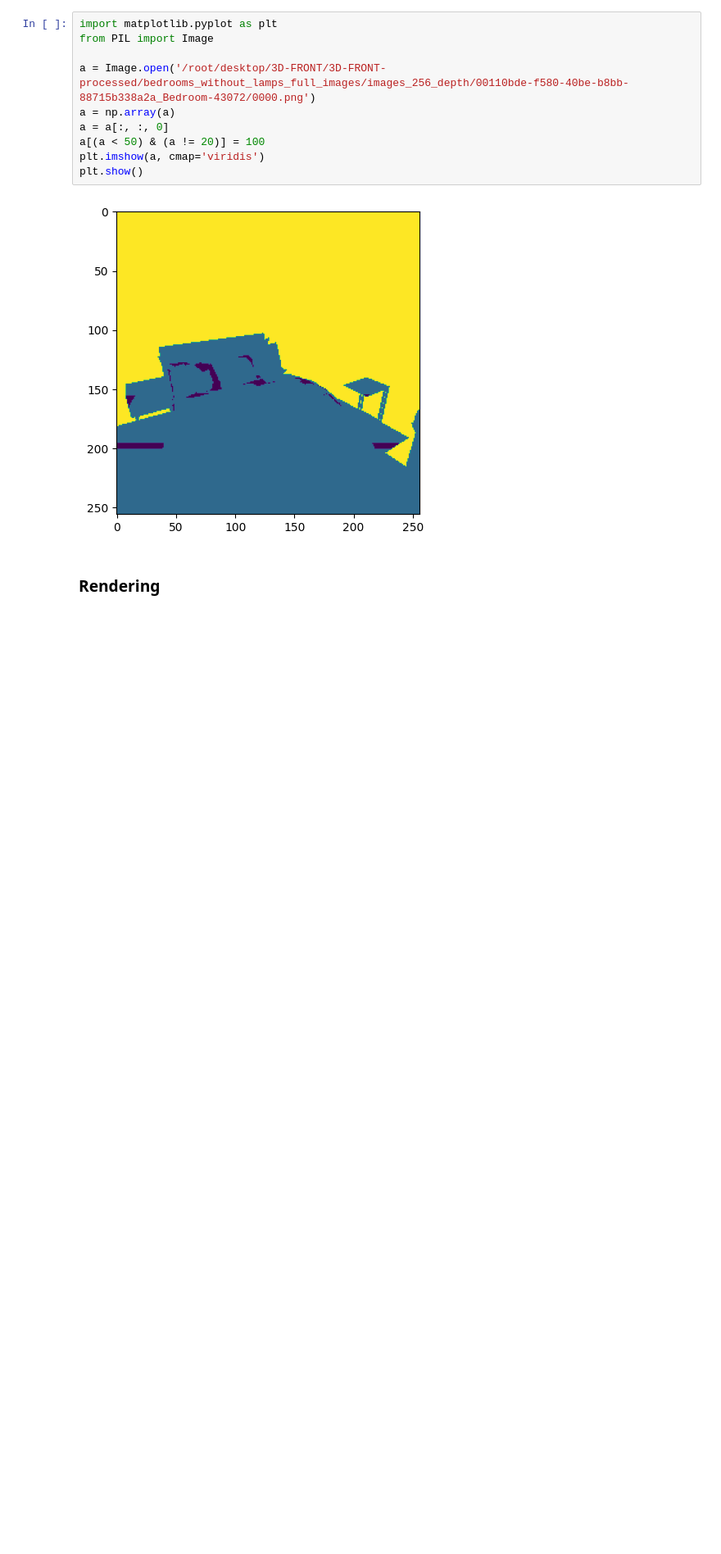
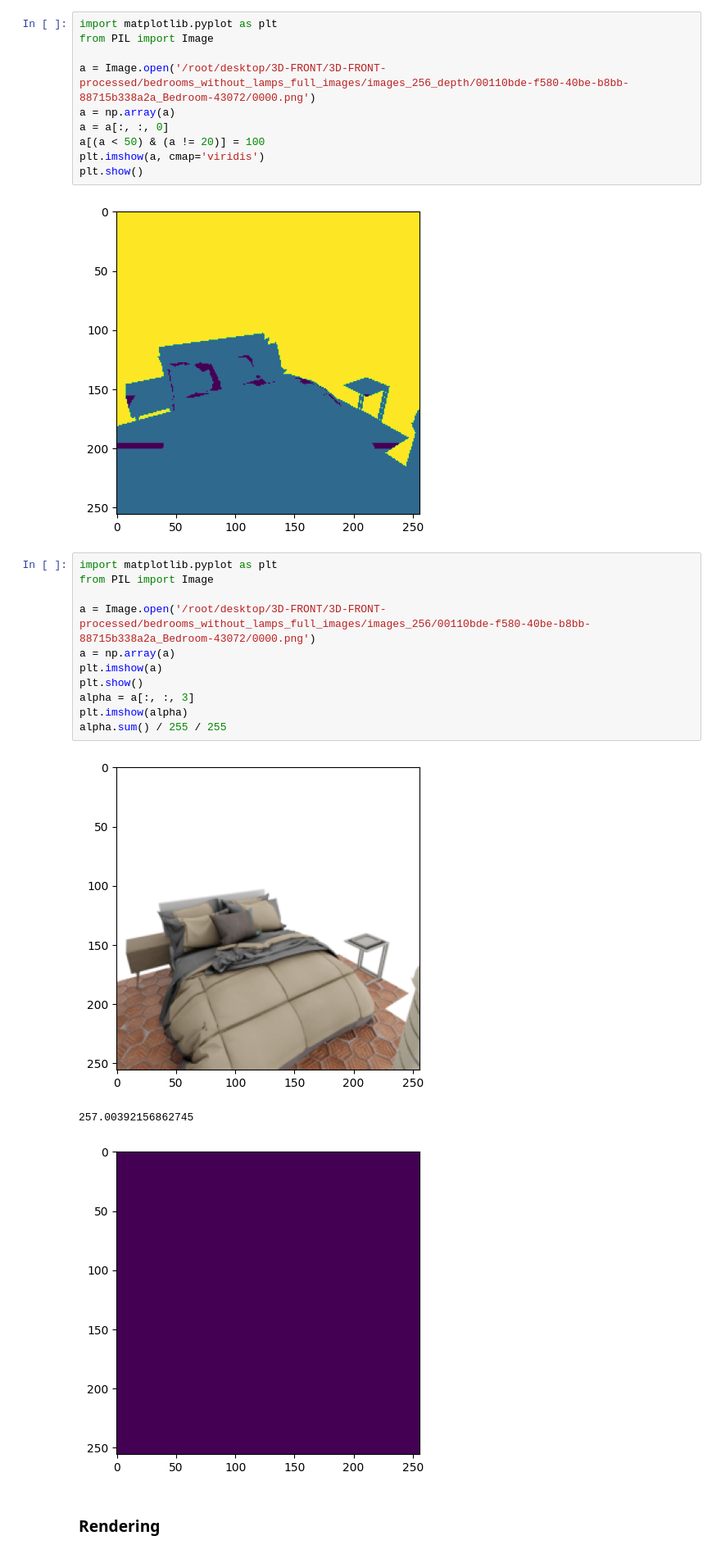
Before and after one commit to wowo0709/threed_front_rendering, a Jupyter notebook: view.ipynb, the cells around one changed output. Shown: that part at 82% size. Saved outputs shown, nothing was run; the diff lists cells and outputs as text; blank space fills up the shorter version.

Commit message:
Fix Alpha channel of rendered image

```diff
--- a/view.ipynb
+++ b/view.ipynb
@@ -458,6 +458,21 @@ plt.imshow(a, cmap='viridis')
 plt.show()
 # %% [output]
 [figure]
+# %%
+import matplotlib.pyplot as plt
+from PIL import Image
+
+a = Image.open('/root/desktop/3D-FRONT/3D-FRONT-processed/bedrooms_without_lamps_full_images/images_256/00110bde-f580-40be-b8bb-88715b338a2a_Bedroom-43072/0000.png')
+a = np.array(a)
+plt.imshow(a)
+plt.show()
+alpha = a[:, :, 3]
+plt.imshow(alpha)
+alpha.sum() / 255 / 255
+# %% [output]
+[figure, added]
+257.00392156862745
+[figure, added]
 # %% [markdown]
 ### Rendering
 # %%
```
Also changed, not shown: parts of 3 cells of this notebook, 5 other files.
